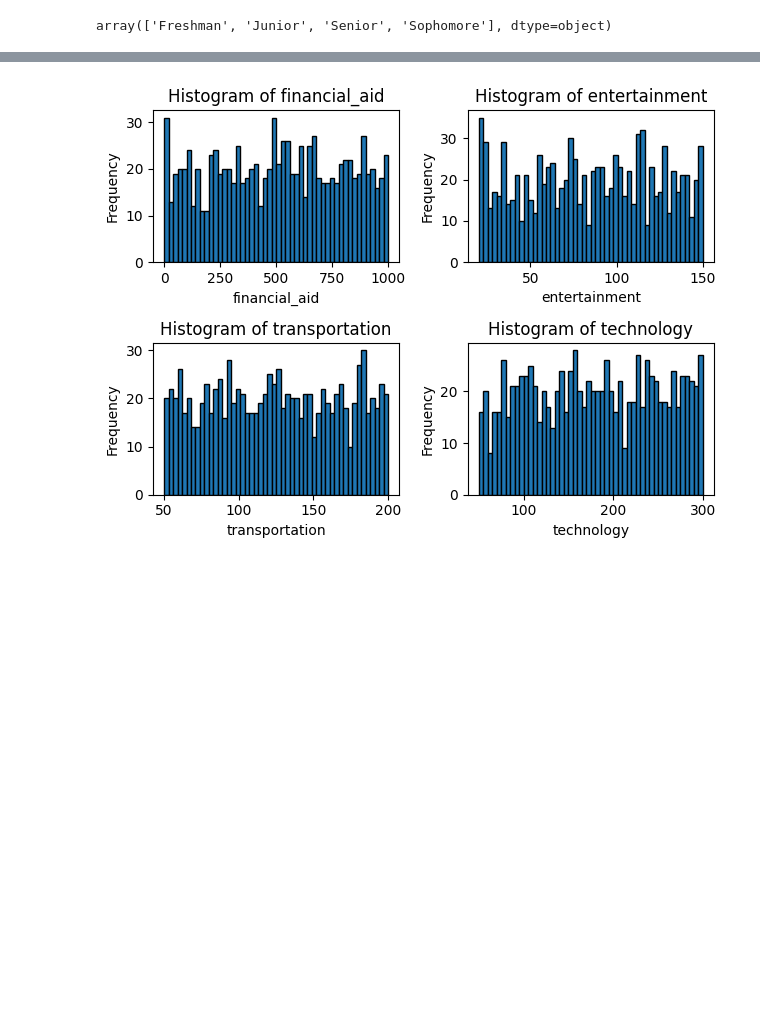
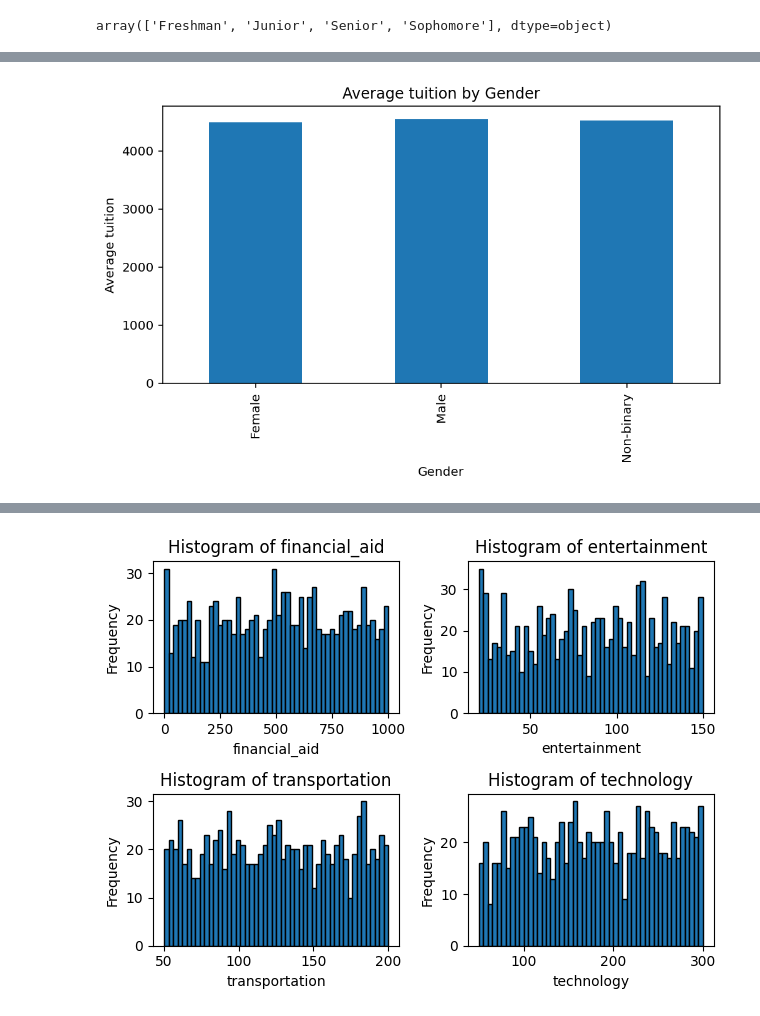
Before and after one commit to lata1207/Assignment, a Jupyter notebook: SnehlataK.ipynb, the cells around one changed output, grey strips where cells are left out. Cells and saved outputs as stored; diff of their text form; code cells hidden in the pictures; blank space fills up the shorter version.

```diff
--- a/SnehlataK.ipynb
+++ b/SnehlataK.ipynb
@@ -215,0 +306,23 @@ bar_plot_avg_health_wellness()
+# %%
+# average tuition fee by each gender
+avg_tuition_gender_wise = df.groupby('gender')['tuition'].mean()
+
+def bar_plot_avg_tuition():
+    """
+    Creates a bar chart of the average tuition by year in school
+    """
+    # figure size and dpi
+    plt.figure(figsize=(8,4), dpi=144)
+    # plotting bar plot
+    avg_tuition_gender_wise.plot(kind='bar')
+    # labels and titles
+    plt.xlabel('Gender')
+    plt.ylabel('Average tuition')
+    plt.title('Average tuition by Gender')
+    plt.show()
+    return
+# %%
+# alling the function
+bar_plot_avg_tuition()
+# %% [output]
+[figure, added]
```
Also changed, not shown: parts of 35 cells of this notebook.
